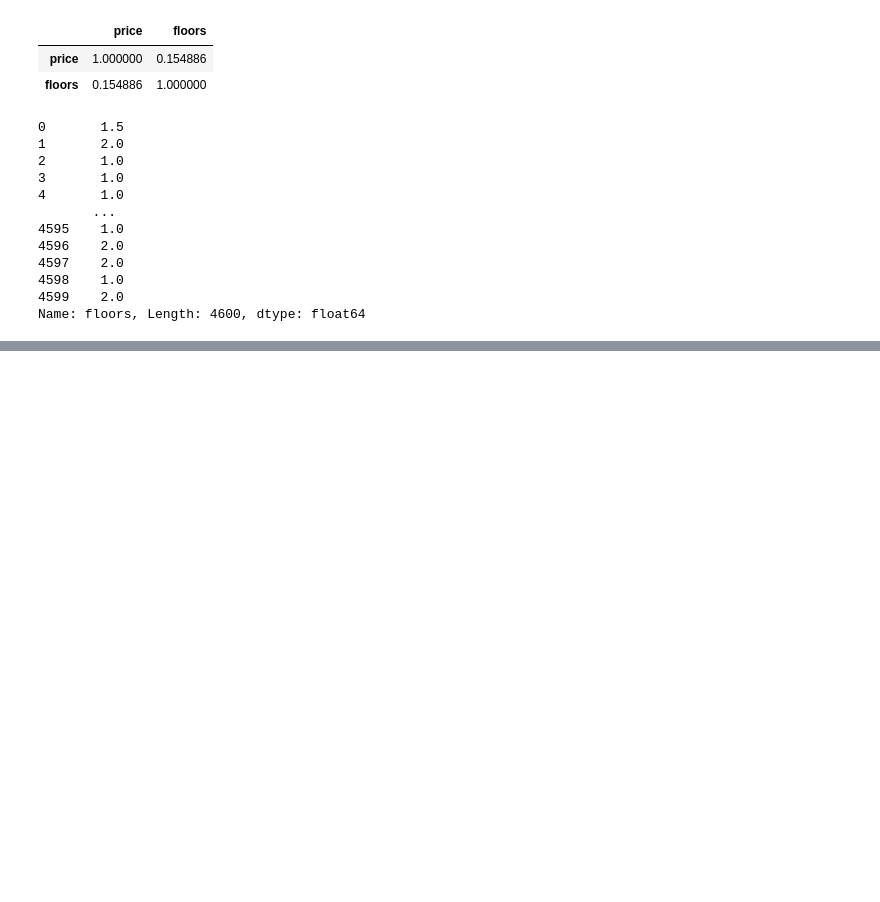
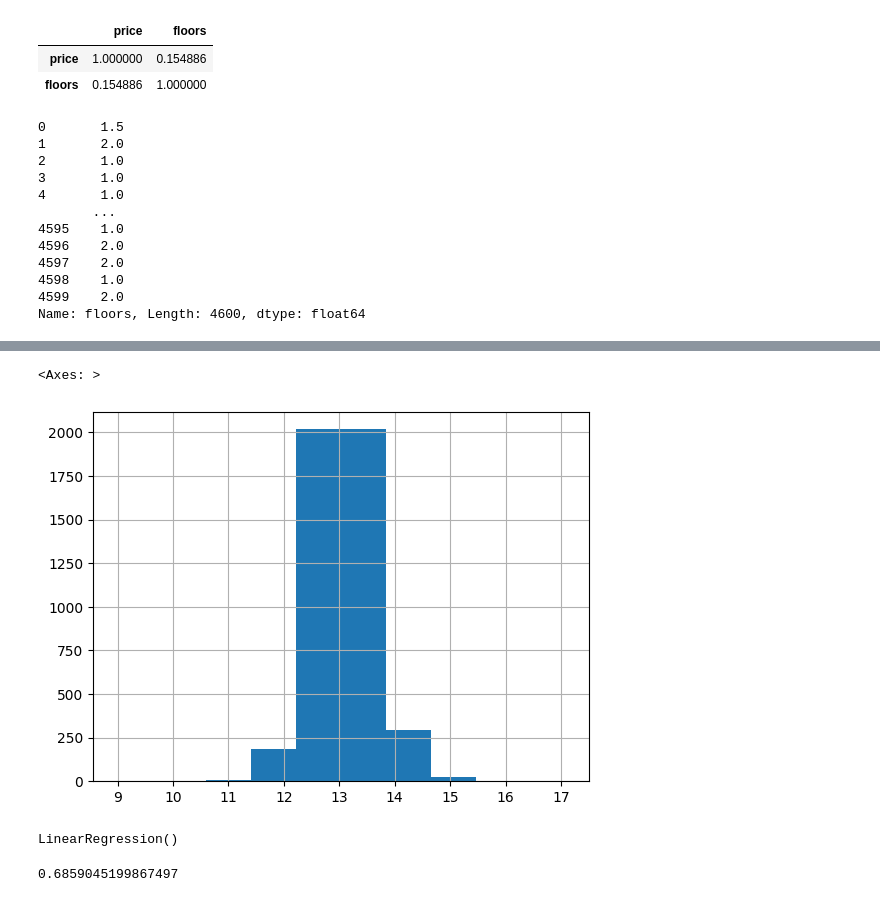
Before and after one commit to dmazilkin/Kaggle_House_price_prediction, a Jupyter notebook: main.ipynb, the cells around one changed output, grey strips where cells are left out. Saved outputs shown, nothing was run; the diff lists cells and outputs as text; code cells hidden in the pictures; blank space fills up the shorter version.

```diff
--- a/main.ipynb
+++ b/main.ipynb
@@ -263,0 +280,6 @@ Name: floors, Length: 4600, dtype: float64
+# %%
+df_clean = df_clean[df_clean['price'] > 0]
+# %%
+df_test = df_clean.copy()
+df_test['price'] = np.log(df_test['price'])
+df_test['price'].describe()
@@ -263,0 +296,16 @@ Name: floors, Length: 4600, dtype: float64
+# %%
+df_test['price'].hist()
+# %% [output]
+<Axes: >
+[figure, added]
+# %%
+# baseline linreg
+linreg = LinearRegression()
+X_train, X_test, y_train, y_test = train_test_split(df_clean.drop(columns=['price']), df_clean['price'], random_state=42)
+linreg.fit(X=X_train, y=y_train)
+# %% [output]
+LinearRegression()
+# %%
+linreg.score(X_test, y_test)
+# %% [output]
+0.6859045199867497
```
Also changed, not shown: parts of 5 cells of this notebook.
